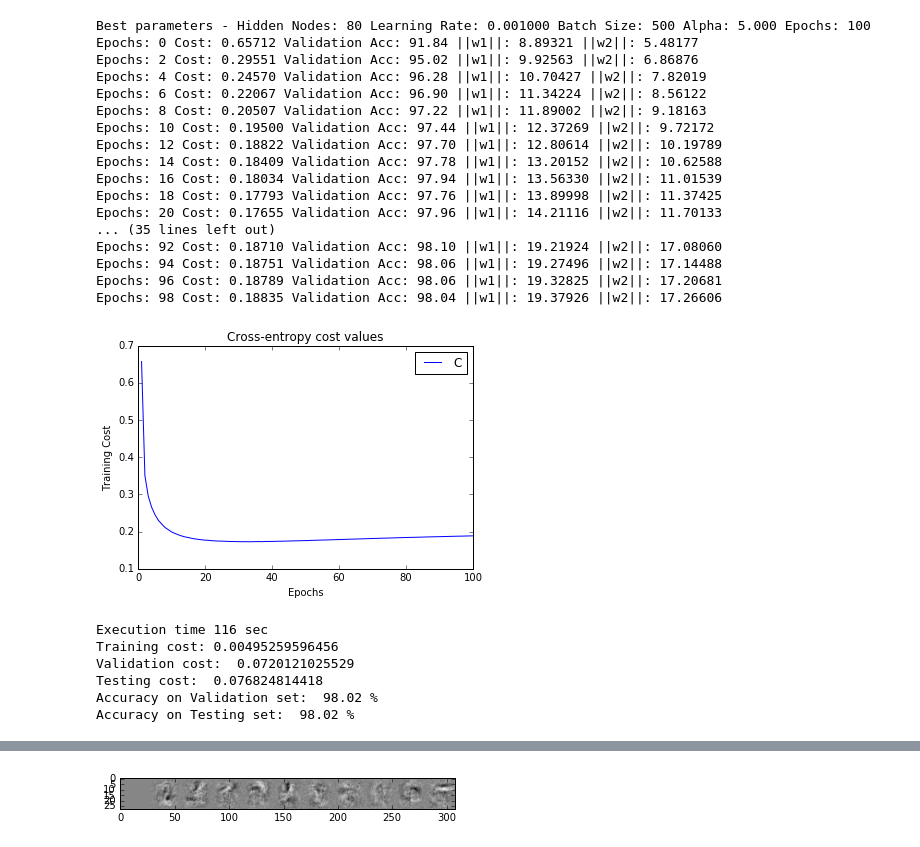
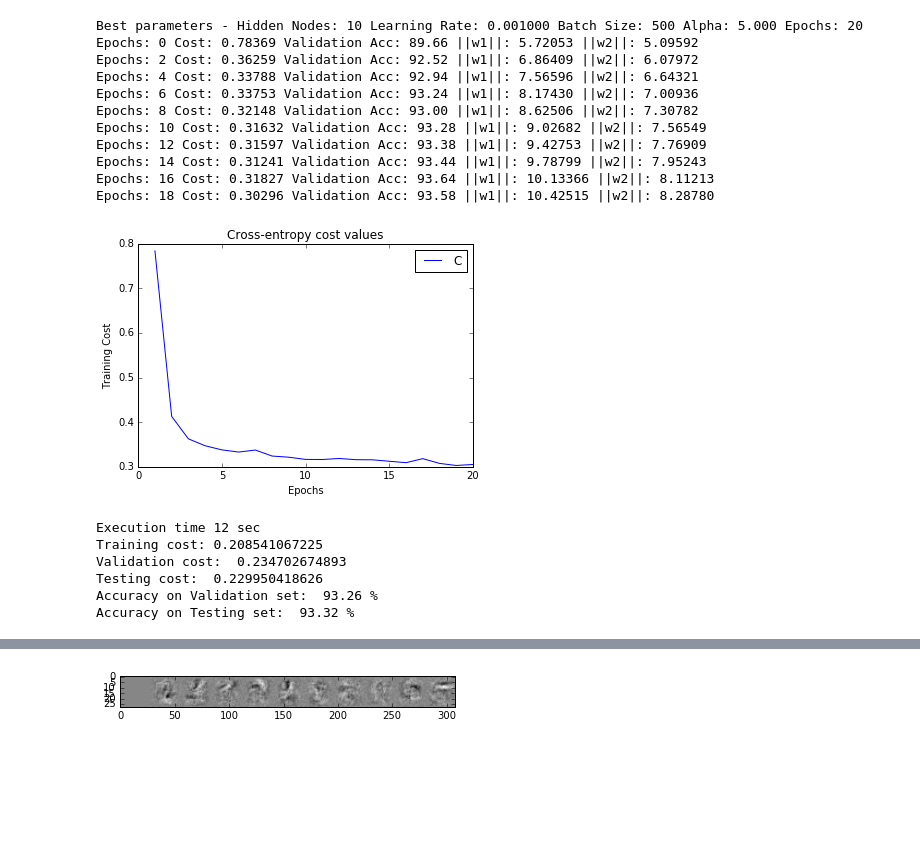
Before and after one commit to ArkAung/DNNfs, a Jupyter notebook: DNNfs.ipynb, the cells around one changed output, grey strips where cells are left out. Cells and saved outputs as stored; diff of their text form; code cells hidden in the pictures; blank space fills up the shorter version.

```diff
--- a/DNNfs.ipynb
+++ b/DNNfs.ipynb
@@ -191,58 +191,52 @@ def findBestHyperparameters(train_images, train_labels, val_images, val_labels):
 if __name__ == "__main__":
     # Load data
     if 'trainingImages' not in globals():
         trainingImages = np.load("datasets/mnist_train_images.npy")
         trainingLabels = np.load("datasets/mnist_train_labels.npy")
         validationImages = np.load("datasets/mnist_validation_images.npy")
         validationLabels = np.load("datasets/mnist_validation_labels.npy")
         testingImages = np.load("datasets/mnist_test_images.npy")
         testingLabels = np.load("datasets/mnist_test_labels.npy")
 
     import time
 
     start = time.time()
 #     hidden_nodes, learning_rate, batch_size, ridge_term, epochs = findBestHyperparameters(trainingImages, trainingLabels,
 #                                                                                           validationImages, validationLabels)
-    hidden_nodes, learning_rate, batch_size, ridge_term, epochs = 80, 0.001, 500, 5.0, 100
+    hidden_nodes, learning_rate, batch_size, ridge_term, epochs = 10, 0.001, 500, 5.0, 20
     print ("Best parameters - Hidden Nodes: %d Learning Rate: %.6f Batch Size: %d Alpha: %.3f Epochs: %d" %
            (hidden_nodes, learning_rate, batch_size, ridge_term, epochs))
     w_1, w_2, b_1, b_2 = sgd(trainingImages, trainingLabels, validationImages, validationLabels,
                              hidden_nodes, learning_rate, batch_size, epochs, ridge_term)
 
     # from scipy.optimize import check_grad
     # print ("Check grad valude is ", check_grad(J, ))
 
     dt = int(time.time() - start)
     print("Execution time %d sec" % dt)
 
     reportCosts(w_1, w_2, b_1, b_2, trainingImages, trainingLabels, validationImages, validationLabels, testingImages, testingLabels)
     print "Accuracy on Validation set: ", report_accuracy(w_1, w_2, b_1, b_2, validationImages, validationLabels), "%"
     print "Accuracy on Testing set: ", report_accuracy(w_1, w_2, b_1, b_2, testingImages, testingLabels), "%"
 # %% [output]
-Best parameters - Hidden Nodes: 80 Learning Rate: 0.001000 Batch Size: 500 Alpha: 5.000 Epochs: 100
-Epochs: 0 Cost: 0.65712 Validation Acc: 91.84 ||w1||: 8.89321 ||w2||: 5.48177
-Epochs: 2 Cost: 0.29551 Validation Acc: 95.02 ||w1||: 9.92563 ||w2||: 6.86876
-Epochs: 4 Cost: 0.24570 Validation Acc: 96.28 ||w1||: 10.70427 ||w2||: 7.82019
-Epochs: 6 Cost: 0.22067 Validation Acc: 96.90 ||w1||: 11.34224 ||w2||: 8.56122
-Epochs: 8 Cost: 0.20507 Validation Acc: 97.22 ||w1||: 11.89002 ||w2||: 9.18163
-Epochs: 10 Cost: 0.19500 Validation Acc: 97.44 ||w1||: 12.37269 ||w2||: 9.72172
-Epochs: 12 Cost: 0.18822 Validation Acc: 97.70 ||w1||: 12.80614 ||w2||: 10.19789
-Epochs: 14 Cost: 0.18409 Validation Acc: 97.78 ||w1||: 13.20152 ||w2||: 10.62588
-Epochs: 16 Cost: 0.18034 Validation Acc: 97.94 ||w1||: 13.56330 ||w2||: 11.01539
-Epochs: 18 Cost: 0.17793 Validation Acc: 97.76 ||w1||: 13.89998 ||w2||: 11.37425
-Epochs: 20 Cost: 0.17655 Validation Acc: 97.96 ||w1||: 14.21116 ||w2||: 11.70133
-... (35 lines left out)
-Epochs: 92 Cost: 0.18710 Validation Acc: 98.10 ||w1||: 19.21924 ||w2||: 17.08060
-Epochs: 94 Cost: 0.18751 Validation Acc: 98.06 ||w1||: 19.27496 ||w2||: 17.14488
-Epochs: 96 Cost: 0.18789 Validation Acc: 98.06 ||w1||: 19.32825 ||w2||: 17.20681
-Epochs: 98 Cost: 0.18835 Validation Acc: 98.04 ||w1||: 19.37926 ||w2||: 17.26606
+Best parameters - Hidden Nodes: 10 Learning Rate: 0.001000 Batch Size: 500 Alpha: 5.000 Epochs: 20
+Epochs: 0 Cost: 0.78369 Validation Acc: 89.66 ||w1||: 5.72053 ||w2||: 5.09592
+Epochs: 2 Cost: 0.36259 Validation Acc: 92.52 ||w1||: 6.86409 ||w2||: 6.07972
+Epochs: 4 Cost: 0.33788 Validation Acc: 92.94 ||w1||: 7.56596 ||w2||: 6.64321
+Epochs: 6 Cost: 0.33753 Validation Acc: 93.24 ||w1||: 8.17430 ||w2||: 7.00936
+Epochs: 8 Cost: 0.32148 Validation Acc: 93.00 ||w1||: 8.62506 ||w2||: 7.30782
+Epochs: 10 Cost: 0.31632 Validation Acc: 93.28 ||w1||: 9.02682 ||w2||: 7.56549
+Epochs: 12 Cost: 0.31597 Validation Acc: 93.38 ||w1||: 9.42753 ||w2||: 7.76909
+Epochs: 14 Cost: 0.31241 Validation Acc: 93.44 ||w1||: 9.78799 ||w2||: 7.95243
+Epochs: 16 Cost: 0.31827 Validation Acc: 93.64 ||w1||: 10.13366 ||w2||: 8.11213
+Epochs: 18 Cost: 0.30296 Validation Acc: 93.58 ||w1||: 10.42515 ||w2||: 8.28780
-[figure, old version]
+[figure, new version]
-Execution time 116 sec
-Training cost: 0.00495259596456
-Validation cost:  0.0720121025529
-Testing cost:  0.076824814418
-Accuracy on Validation set:  98.02 %
-Accuracy on Testing set:  98.02 %
+Execution time 12 sec
+Training cost: 0.208541067225
+Validation cost:  0.234702674893
+Testing cost:  0.229950418626
+Accuracy on Validation set:  93.26 %
+Accuracy on Testing set:  93.32 %
 # %%
 w_1.shape
 # %% [output]
```
Also changed, not shown: parts of 7 cells of this notebook, 1 other file.
